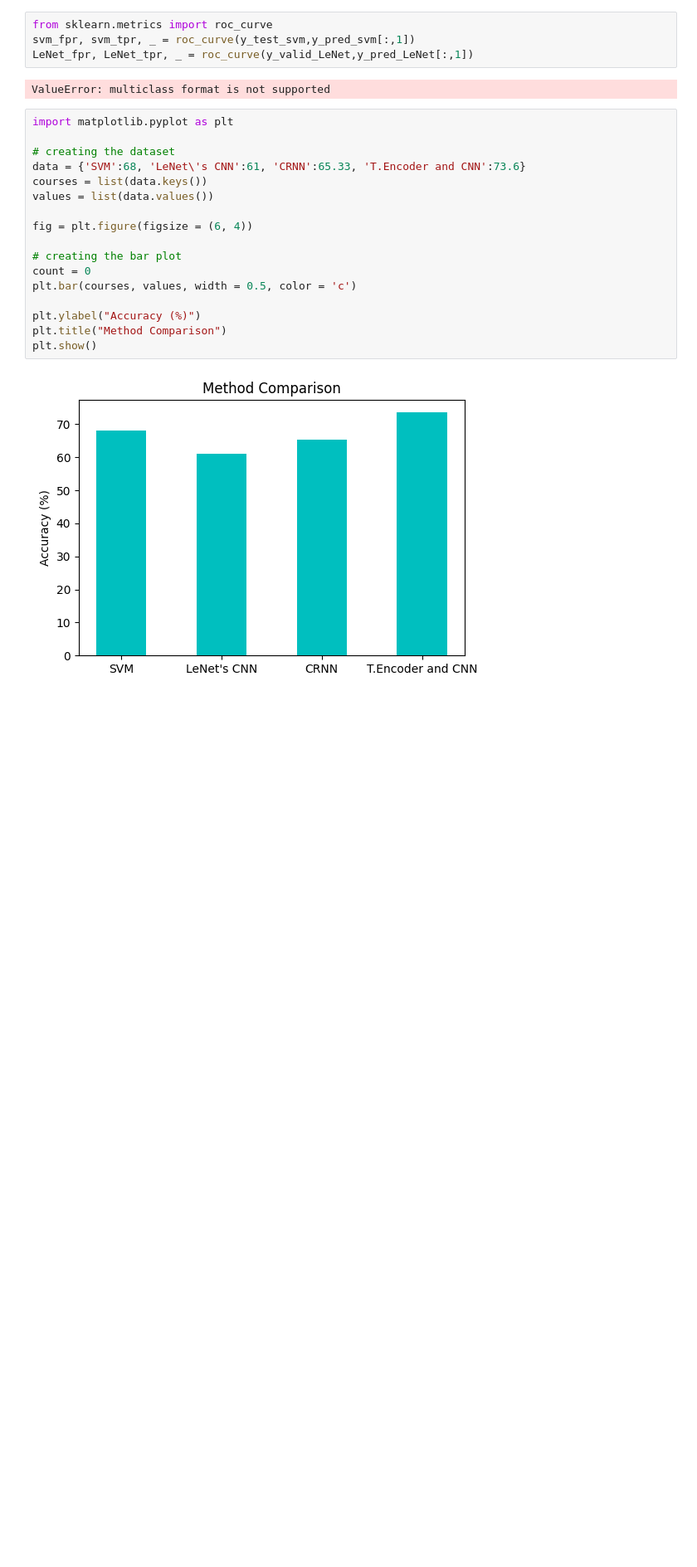
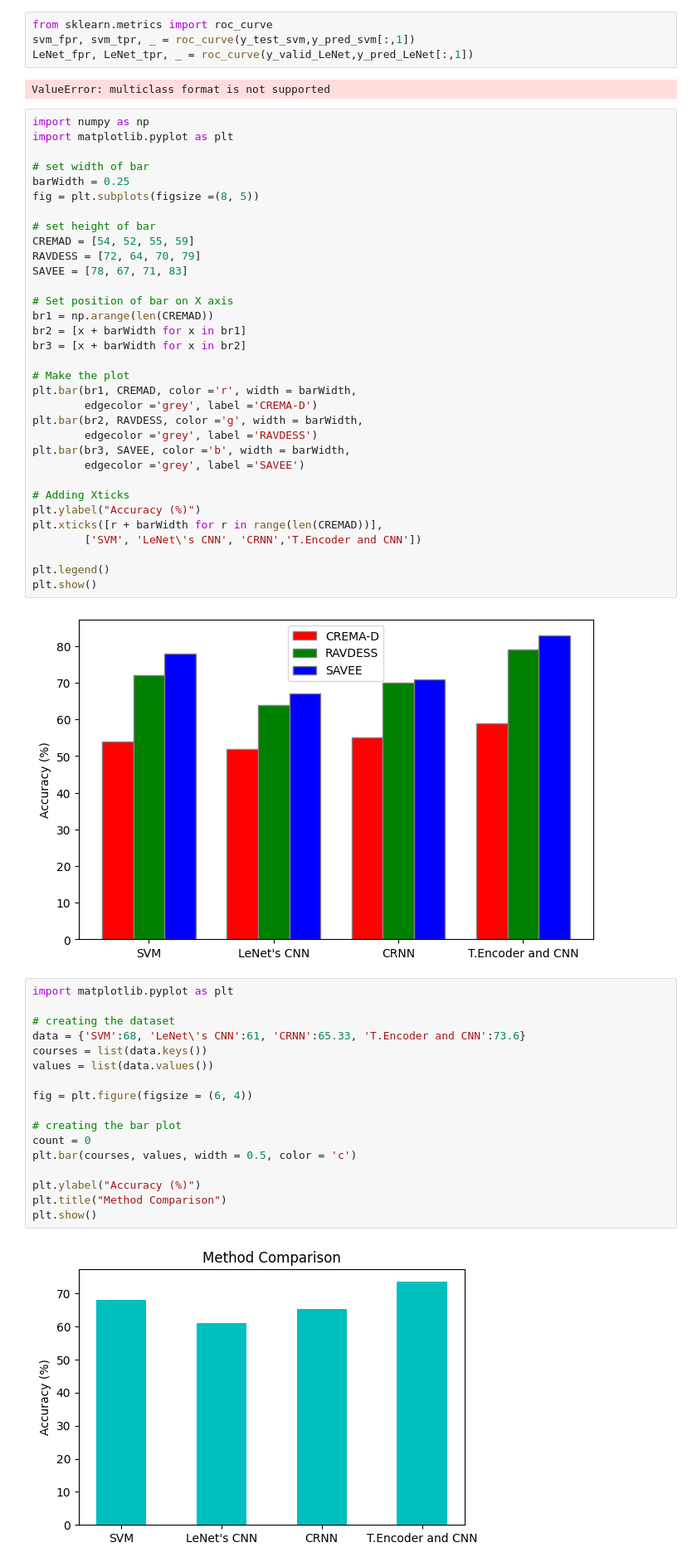
Before and after one commit to satria-ui/TugasAkhir2023, a Jupyter notebook: script/main.ipynb, the cells around one changed output. Shown at 83% size. Drawn from its saved outputs; the diff is of its cells as text; blank space fills up the shorter version.

```diff
--- a/script/main.ipynb
+++ b/script/main.ipynb
@@ -724,6 +724,41 @@ svm_fpr, svm_tpr, _ = roc_curve(y_test_svm,y_pred_svm[:,1])
 LeNet_fpr, LeNet_tpr, _ = roc_curve(y_valid_LeNet,y_pred_LeNet[:,1])
 # %% [output]
 ValueError: multiclass format is not supported
+# %%
+import numpy as np
+import matplotlib.pyplot as plt
+
+# set width of bar
+barWidth = 0.25
+fig = plt.subplots(figsize =(8, 5))
+
+# set height of bar
+CREMAD = [54, 52, 55, 59]
+RAVDESS = [72, 64, 70, 79]
+SAVEE = [78, 67, 71, 83]
+
+# Set position of bar on X axis
+br1 = np.arange(len(CREMAD))
+br2 = [x + barWidth for x in br1]
+br3 = [x + barWidth for x in br2]
+
+# Make the plot
+plt.bar(br1, CREMAD, color ='r', width = barWidth,
+        edgecolor ='grey', label ='CREMA-D')
+plt.bar(br2, RAVDESS, color ='g', width = barWidth,
+        edgecolor ='grey', label ='RAVDESS')
+plt.bar(br3, SAVEE, color ='b', width = barWidth,
+        edgecolor ='grey', label ='SAVEE')
+
+# Adding Xticks
+plt.ylabel("Accuracy (%)")
+plt.xticks([r + barWidth for r in range(len(CREMAD))],
+        ['SVM', 'LeNet\'s CNN', 'CRNN','T.Encoder and CNN'])
+
+plt.legend()
+plt.show()
+# %% [output]
+[figure, added]
 # %%
 import matplotlib.pyplot as plt
 
```
Also changed, not shown: 2 other files.
